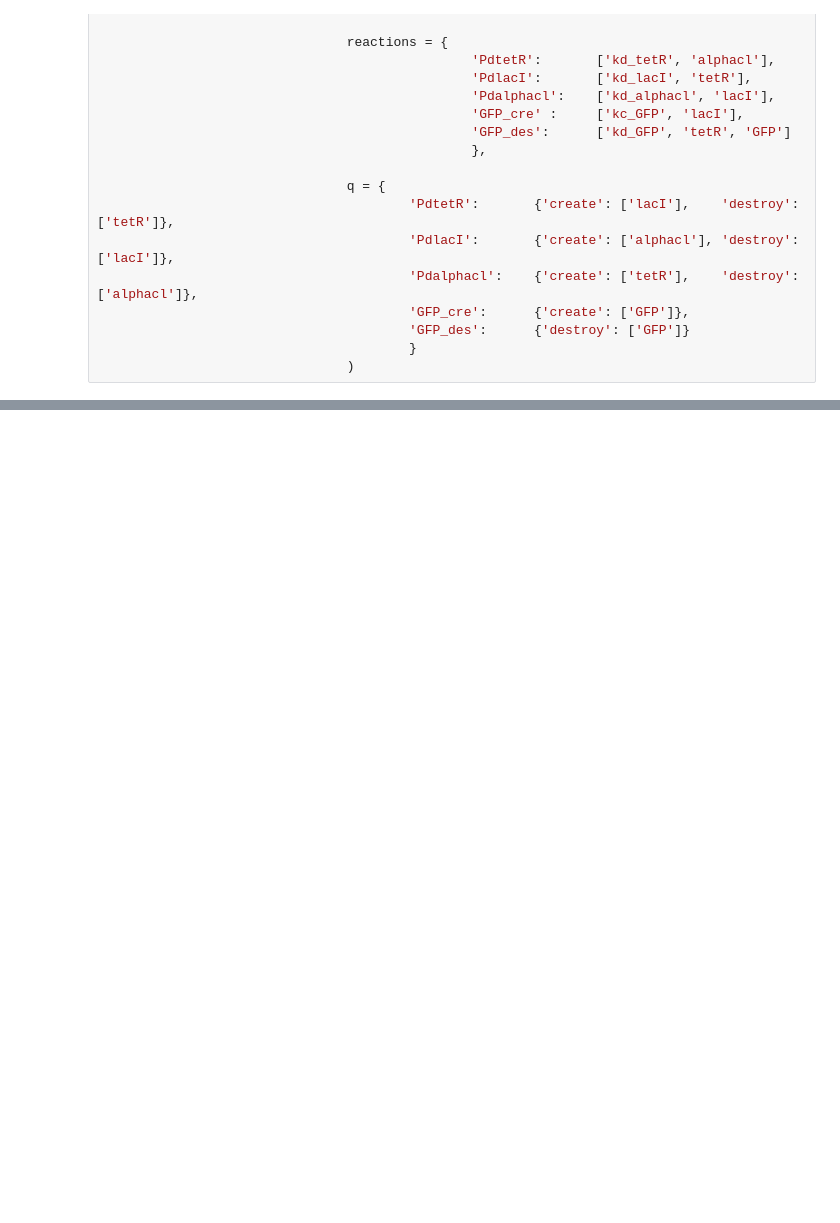
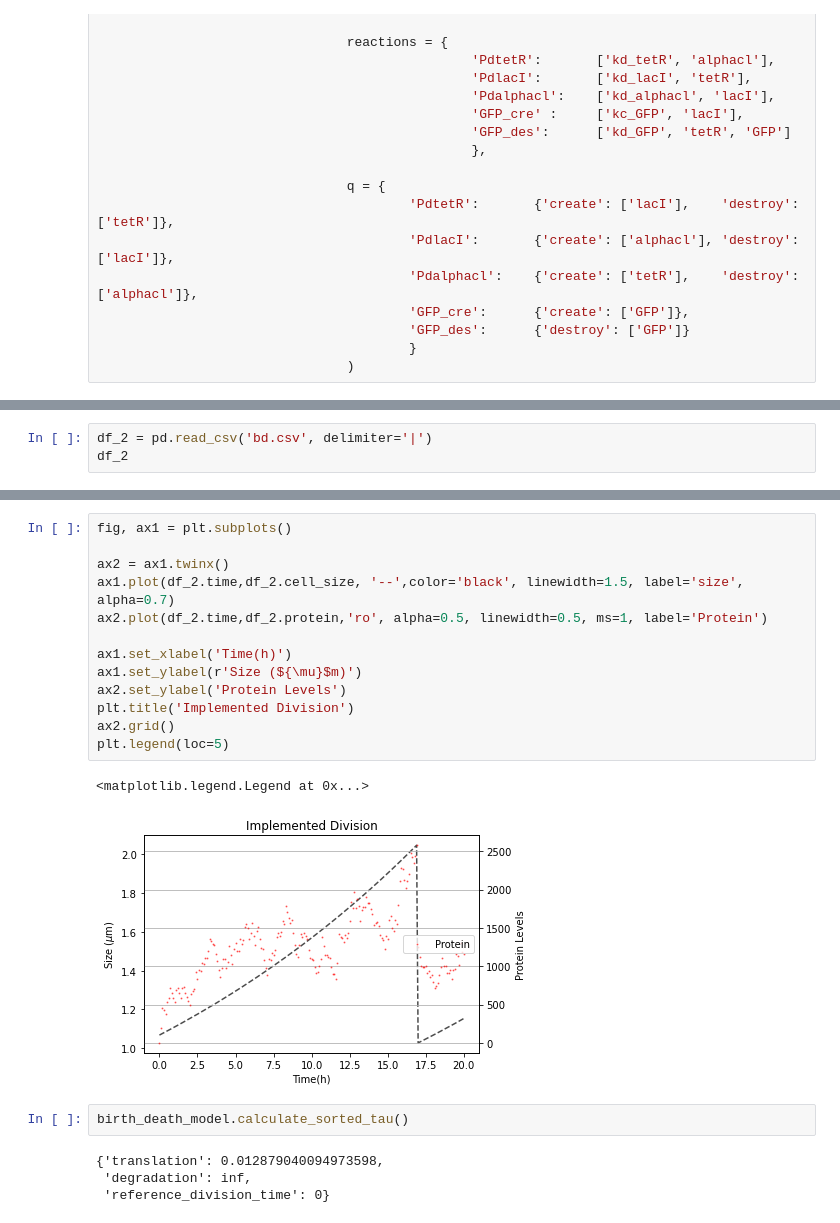
Before and after one commit to SergioPachonDotor/GillespieSim, a Jupyter notebook: positive_feedback.ipynb, the cells around one changed output, grey strips where cells are left out. Saved outputs shown, nothing was run; the diff lists cells and outputs as text; blank space fills up the shorter version.

```diff
--- a/positive_feedback.ipynb
+++ b/positive_feedback.ipynb
@@ -161,0 +137,3 @@ dict(zip([1,2], [3,4]))
+# %%
+df_2 = pd.read_csv('bd.csv', delimiter='|')
+df_2
@@ -161,0 +154,22 @@ dict(zip([1,2], [3,4]))
+# %%
+fig, ax1 = plt.subplots()
+
+ax2 = ax1.twinx()
+ax1.plot(df_2.time,df_2.cell_size, '--',color='black', linewidth=1.5, label='size', alpha=0.7)
+ax2.plot(df_2.time,df_2.protein,'ro', alpha=0.5, linewidth=0.5, ms=1, label='Protein')
+
+ax1.set_xlabel('Time(h)')
+ax1.set_ylabel(r'Size (${\mu}$m)')
+ax2.set_ylabel('Protein Levels')
+plt.title('Implemented Division')
+ax2.grid()
+plt.legend(loc=5)
+# %% [output]
+<matplotlib.legend.Legend at 0x...>
+[figure, added]
+# %%
+birth_death_model.calculate_sorted_tau()
+# %% [output]
+{'translation': 0.012879040094973598,
+ 'degradation': inf,
+ 'reference_division_time': 0}
```
Also changed, not shown: parts of 10 cells of this notebook, 2 other files.
